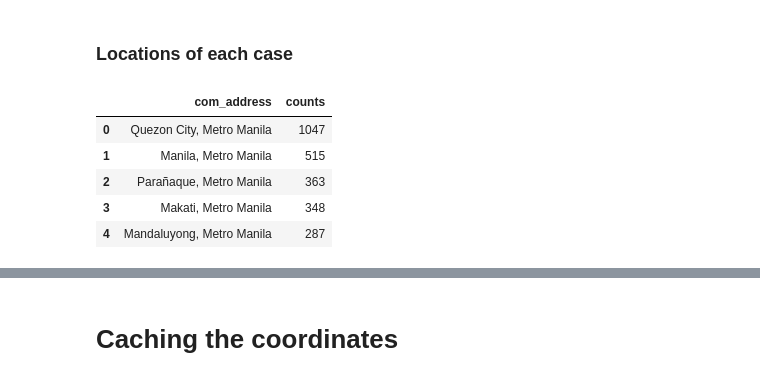
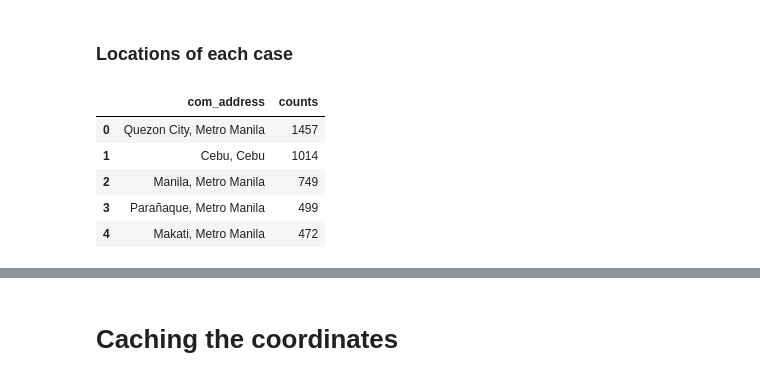
Before and after one commit to ValAnthonyB/COVID19_PH_Project, a Jupyter notebook: data_from_DOH_gsheets.ipynb, the cells around one changed output, grey strips where cells are left out. Saved outputs shown, nothing was run; the diff lists cells and outputs as text; code cells hidden in the pictures.

```diff
--- a/data_from_DOH_gsheets.ipynb
+++ b/data_from_DOH_gsheets.ipynb
@@ -493,7 +599,7 @@ for index, bin_ in enumerate(bins):
     if bin_== 105:
         break
 
-    ax.text(n[index]+1, bin_-0.3, int(n[index]),
+    ax.text(n[index]+2, bin_-0.3, int(n[index]),
             color='black', fontweight='bold',
             horizontalalignment='center', verticalalignment='center', fontsize=10)
 
@@ -510,7 +616,7 @@ ax.get_xaxis().set_visible(False)
 
 plt.yticks(bins)
 ax.set_ylim(-5,104)
-ax.set_xlim(0,np.max(n)+5)
+ax.set_xlim(0,np.max(n)+25)
 
 ax.spines['right'].set_visible(False)
 ax.spines['top'].set_visible(False)
@@ -564,7 +670,7 @@ for index, bin_ in enumerate(bins):
     if bin_== 105:
         break
 
-    ax.text(n[index]+1, bin_-0.3, int(n[index]),
+    ax.text(n[index]+4, bin_-0.3, int(n[index]),
             color='black', fontweight='bold',
             horizontalalignment='center', verticalalignment='center', fontsize=10)
 
@@ -581,7 +687,7 @@ ax.get_xaxis().set_visible(False)
 
 plt.yticks(bins)
 ax.set_ylim(-5,104)
-ax.set_xlim(0,np.max(n)+5)
+ax.set_xlim(0,np.max(n)+25)
 
 ax.spines['right'].set_visible(False)
 ax.spines['top'].set_visible(False)
@@ -656,17 +780,28 @@ num_prov_TBA
 phl1 = shapefile.Reader("Shapefiles/gadm36_PHL_1")
 # %%
 fig, ax = plt.subplots(figsize=(8,12))
+
+m = Basemap(llcrnrlon=116.3,llcrnrlat=4.4, urcrnrlon=127.8, urcrnrlat=21.1, resolution='l',
+                projection='tmerc', lat_0 = 14, lon_0 = 120)
 
 if num_prov_TBA == 0:
     plt.title('Provinces with Confirmed COVID19 Cases')
 if num_prov_TBA > 0 :
     plt.title('Provinces with Confirmed COVID19 Cases ({} for validation)'.format(num_prov_TBA))
 
-m = Basemap(llcrnrlon=116.3,llcrnrlat=4.4, urcrnrlon=127.8, urcrnrlat=21.1, resolution='f',
-                projection='tmerc', lat_0 = 14, lon_0 = 120)
+# Make sure that the lakes do not get filled
+m.readshapefile('Shapefiles/gadm36_PHL_1','shf', linewidth=0.1, drawbounds = False)
 
-# Reading the shapefile
-m.readshapefile('Shapefiles/gadm36_PHL_1','shf', linewidth=0.1, drawbounds = False)
+
+# Color each province
+ls_provs = np.unique([ m.shf_info[i]['NAME_1'] for i in range(0, len(m.shf_info))])
+patches=[]
+for info, shape in zip(m.shf_info, m.shf):
+    for i in ls_provs:
+        if info['NAME_1'] == i:
+            patches.append( Polygon(np.array(shape), True) )
+ax.add_collection(PatchCollection(patches,
+                                  facecolor='white', linewidths=0.1, zorder=2))
 
 # Coloring the province
 def province_color(condition):
@@ -695,7 +830,6 @@ ax.add_collection(PatchCollection(province_color((df_regions.counts<1000) & (df_
 # greater than 1000
 ax.add_collection(PatchCollection(province_color((df_regions.counts>=1000)),
                                   facecolor='#ff2d0f', linewidths=0.1, zorder=2))
-
 # Legend
 more_1000 = mpatches.Patch(color='#ff2d0f', label=r'$\geq$ 1000')
 less_1000 = mpatches.Patch(color='#db5200', label=r'500-999')
@@ -708,17 +842,13 @@ frame = leg.get_frame()
 frame.set_facecolor('white')
 frame.set_edgecolor('white')
 
-
-# Make sure that the lakes do not get filled
 m.drawmapboundary(fill_color='#c5d0fe')
-m.fillcontinents(color='white', lake_color='#c5d0fe')
 m.readshapefile('Shapefiles/gadm36_PHL_1','shf', linewidth=0.1, drawbounds = True)
 
-# Top provinces
 ## Making another axis to make an inset
 left, bottom, width, height = [0.75, 0.75, 0.2, 0.2]
 ax2 = fig.add_axes([left, bottom, width, height])
-ax2.set_title('Provinces with the Most Cases', fontsize=10,x=0.405, y=.98)
+ax2.set_title('Provinces with the Most Cases', fontsize=10,x=0.41, y=.98)
 
 ## Making the table
 top_10_prov_ls = np.array((df_regions.Province[:10]))[np.newaxis].T
@@ -733,6 +863,7 @@ table.auto_set_column_width(col=list(range(len(df_regions))))
 ax2.axis("off")
 ax2.axis('tight')
 
+
 ax.text(0, -40000, 'Data from the Department of Health as of {}\nMade by Val Anthony Balagon using Matplotlib and Basemap'.format(time_stamp), fontsize=8)
 fig.tight_layout()
 # %% [output]
@@ -754,47 +885,49 @@ len(df_regions)
 # %% [markdown]
 ### Locations of each case
 # %%
-df_locs = df[(df.ProvCityRes.notnull()) & (df.RegionRes.notnull())][['CaseCode', 'RegionRes', 'ProvCityRes']].copy()
+df_locs = df[(df.CityMunRes!="For Validation") & (df.CityMunRes!="For Validation") & (df.ProvRes.notnull()) & (df.CityMunRes.notnull())][['CaseCode', 'ProvRes', 'CityMunRes']].copy()
 
 # Replacing Metropolitan Manila to Metro Manila
-df_locs.RegionRes.replace(to_replace='Metropolitan Manila', value='Metro Manila', inplace=True)
+df_locs.ProvRes.replace(to_replace='Metropolitan Manila', value='Metro Manila', inplace=True)
 
 # Removes parenthesis in cities
 def remove_parenthesis(text):
     if '(' in text:
         return re.findall('(.+) \(.+\)', text)[0]
     else:
         return text
 
 # Removes "City of"
 def remove_cityof(txt):
+    if 'City Of' in txt:
+        return re.findall('City Of (.+)', txt)[0]
     if 'City of' in txt:
         return re.findall('City of (.+)', txt)[0]
     else:
         return txt
 
 # Updates the Province column and removes (former name) and City of
-df_locs.ProvCityRes = df_locs.ProvCityRes.apply(remove_parenthesis).apply(remove_cityof)
+df_locs.CityMunRes = df_locs.CityMunRes.apply(remove_parenthesis).apply(remove_cityof)
 
 # Combining the city and province string for geocoding
-df_locs['comp_address'] = [df_locs.iloc[i].ProvCityRes + ', ' + df_locs.iloc[i].RegionRes for i in range(0, len(df_locs))]
+df_locs['comp_address'] = [df_locs.iloc[i].CityMunRes + ', ' + df_locs.iloc[i].ProvRes for i in range(0, len(df_locs))]
 
 df_locs = pd.DataFrame(df_locs.comp_address.value_counts())
 df_locs.columns = ['counts']
 df_locs['com_address'] = df_locs.index
 df_locs.index = [i for i in range(0, len(df_locs))]
 df_locs = df_locs[['com_address', 'counts']]
 df_locs.head()
 
 # with pd.option_context('display.max_rows', None, 'display.max_columns', None):
 #     display(df_locs)
 # %% [output]
 |  | com_address | counts |
-| 0 | Quezon City, Metro Manila | 1047 |
-| 1 | Manila, Metro Manila | 515 |
-| 2 | Parañaque, Metro Manila | 363 |
-| 3 | Makati, Metro Manila | 348 |
-| 4 | Mandaluyong, Metro Manila | 287 |
+| 0 | Quezon City, Metro Manila | 1457 |
+| 1 | Cebu, Cebu | 1014 |
+| 2 | Manila, Metro Manila | 749 |
+| 3 | Parañaque, Metro Manila | 499 |
+| 4 | Makati, Metro Manila | 472 |
 # %%
 # Reading the cached coordinates
 
```
Also changed, not shown: parts of 51 cells of this notebook, 33 other files.
